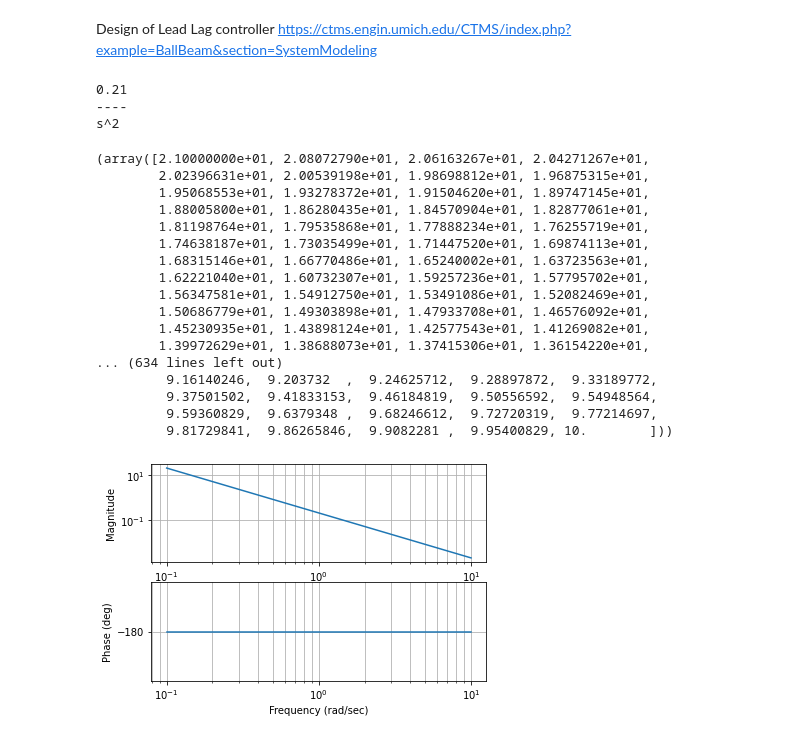
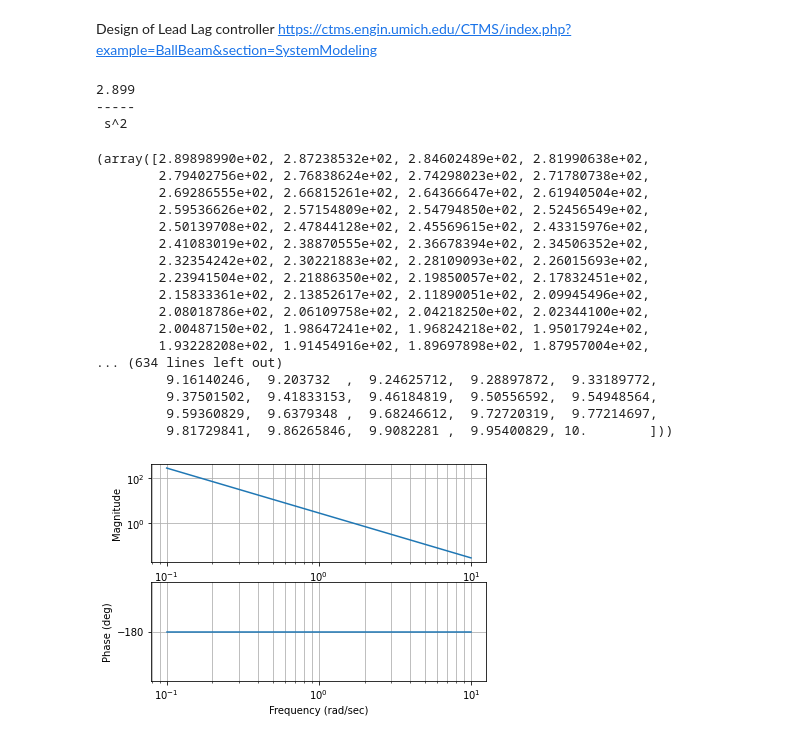
Before and after one commit to evigdorchik/BallancePlateR2, a Jupyter notebook: Main.ipynb, the cells around one changed output. Saved outputs shown, nothing was run; the diff lists cells and outputs as text; code cells hidden in the pictures.

```diff
--- a/Main.ipynb
+++ b/Main.ipynb
@@ -3,38 +3,41 @@ Design of Lead Lag controller https://ctms.engin.umich.edu/CTMS/index.php?exampl
 # %%
 import control as ct
 
 m = 0.1315418 # Mass of ball (kg)
 R = 0.015875 # Radius of ball (m)
 g = -9.8
-L = 1.0 # Beam length (m)
-d = 0.03 # Servo horn radius
+L = .0495 # Beam length (m)
+d = 0.0205 # Servo horn radius (m)
 J = (2/5)*m*R*R # Moment of inertia for a sphere
 
 s = ct.tf('s')
 P_ball = -m*g*d/L/(J/(R*R)+m)/(s*s)
 # sys = ct.tf(-1 * m*g*d, L*((J/(R*R)+m))
 
 print(P_ball)
 ct.bode_plot(P_ball)
+# ct.step_response(P_ball)
+
+# gm, pm, wcg, wcp = ct.margin(P_ball)
 # %% [output]
-0.21
-----
-s^2
+2.899
+-----
+ s^2
-(array([2.10000000e+01, 2.08072790e+01, 2.06163267e+01, 2.04271267e+01,
-        2.02396631e+01, 2.00539198e+01, 1.98698812e+01, 1.96875315e+01,
-        1.95068553e+01, 1.93278372e+01, 1.91504620e+01, 1.89747145e+01,
-        1.88005800e+01, 1.86280435e+01, 1.84570904e+01, 1.82877061e+01,
-        1.81198764e+01, 1.79535868e+01, 1.77888234e+01, 1.76255719e+01,
-        1.74638187e+01, 1.73035499e+01, 1.71447520e+01, 1.69874113e+01,
-        1.68315146e+01, 1.66770486e+01, 1.65240002e+01, 1.63723563e+01,
-        1.62221040e+01, 1.60732307e+01, 1.59257236e+01, 1.57795702e+01,
-        1.56347581e+01, 1.54912750e+01, 1.53491086e+01, 1.52082469e+01,
-        1.50686779e+01, 1.49303898e+01, 1.47933708e+01, 1.46576092e+01,
-        1.45230935e+01, 1.43898124e+01, 1.42577543e+01, 1.41269082e+01,
-        1.39972629e+01, 1.38688073e+01, 1.37415306e+01, 1.36154220e+01,
+(array([2.89898990e+02, 2.87238532e+02, 2.84602489e+02, 2.81990638e+02,
+        2.79402756e+02, 2.76838624e+02, 2.74298023e+02, 2.71780738e+02,
+        2.69286555e+02, 2.66815261e+02, 2.64366647e+02, 2.61940504e+02,
+        2.59536626e+02, 2.57154809e+02, 2.54794850e+02, 2.52456549e+02,
+        2.50139708e+02, 2.47844128e+02, 2.45569615e+02, 2.43315976e+02,
+        2.41083019e+02, 2.38870555e+02, 2.36678394e+02, 2.34506352e+02,
+        2.32354242e+02, 2.30221883e+02, 2.28109093e+02, 2.26015693e+02,
+        2.23941504e+02, 2.21886350e+02, 2.19850057e+02, 2.17832451e+02,
+        2.15833361e+02, 2.13852617e+02, 2.11890051e+02, 2.09945496e+02,
+        2.08018786e+02, 2.06109758e+02, 2.04218250e+02, 2.02344100e+02,
+        2.00487150e+02, 1.98647241e+02, 1.96824218e+02, 1.95017924e+02,
+        1.93228208e+02, 1.91454916e+02, 1.89697898e+02, 1.87957004e+02,
 ... (634 lines left out)
          9.16140246,  9.203732  ,  9.24625712,  9.28897872,  9.33189772,
          9.37501502,  9.41833153,  9.46184819,  9.50556592,  9.54948564,
          9.59360829,  9.6379348 ,  9.68246612,  9.72720319,  9.77214697,
          9.81729841,  9.86265846,  9.9082281 ,  9.95400829, 10.        ]))
-[figure, old version]
+[figure, new version]
```
Also changed, not shown: 5 other files.
